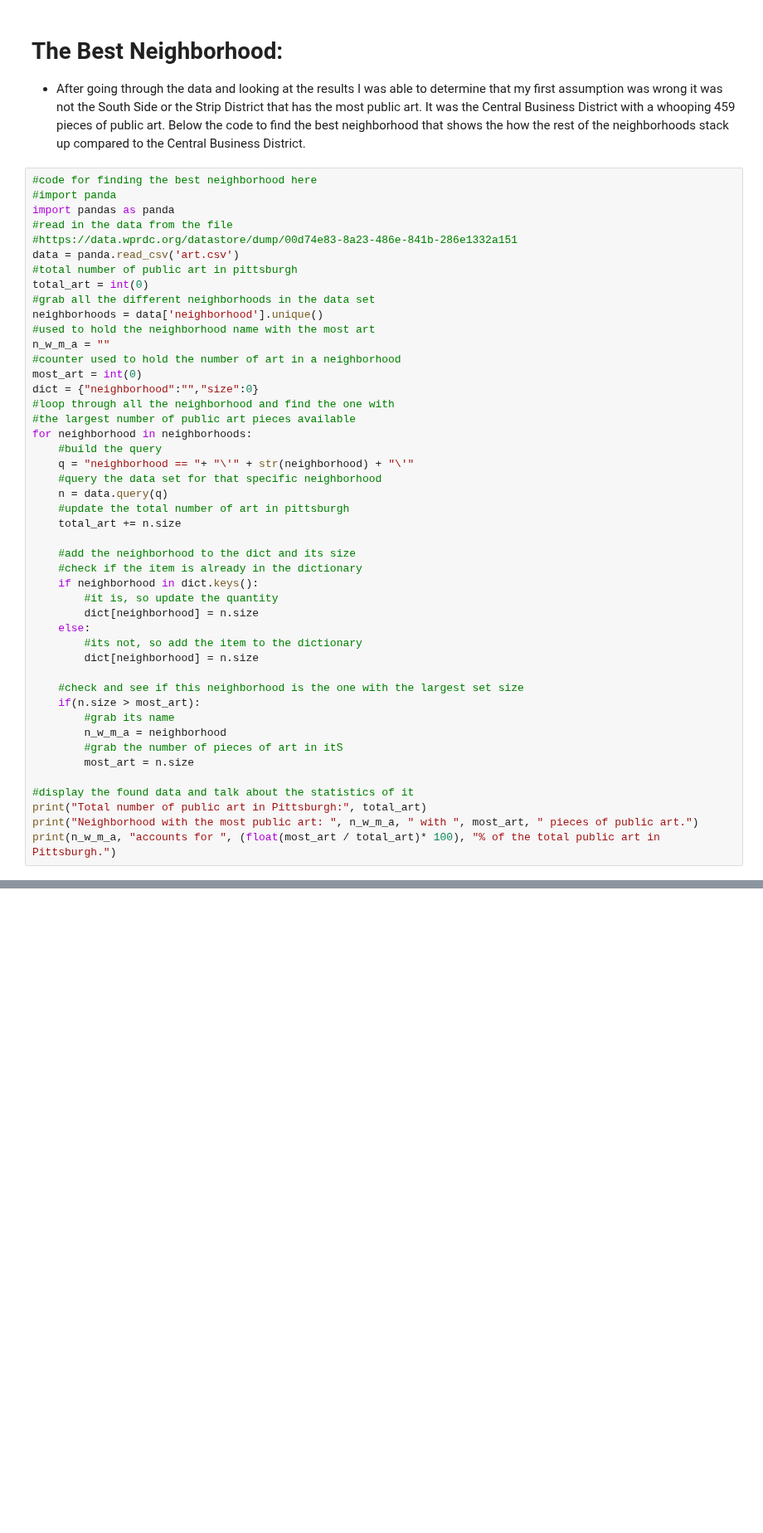
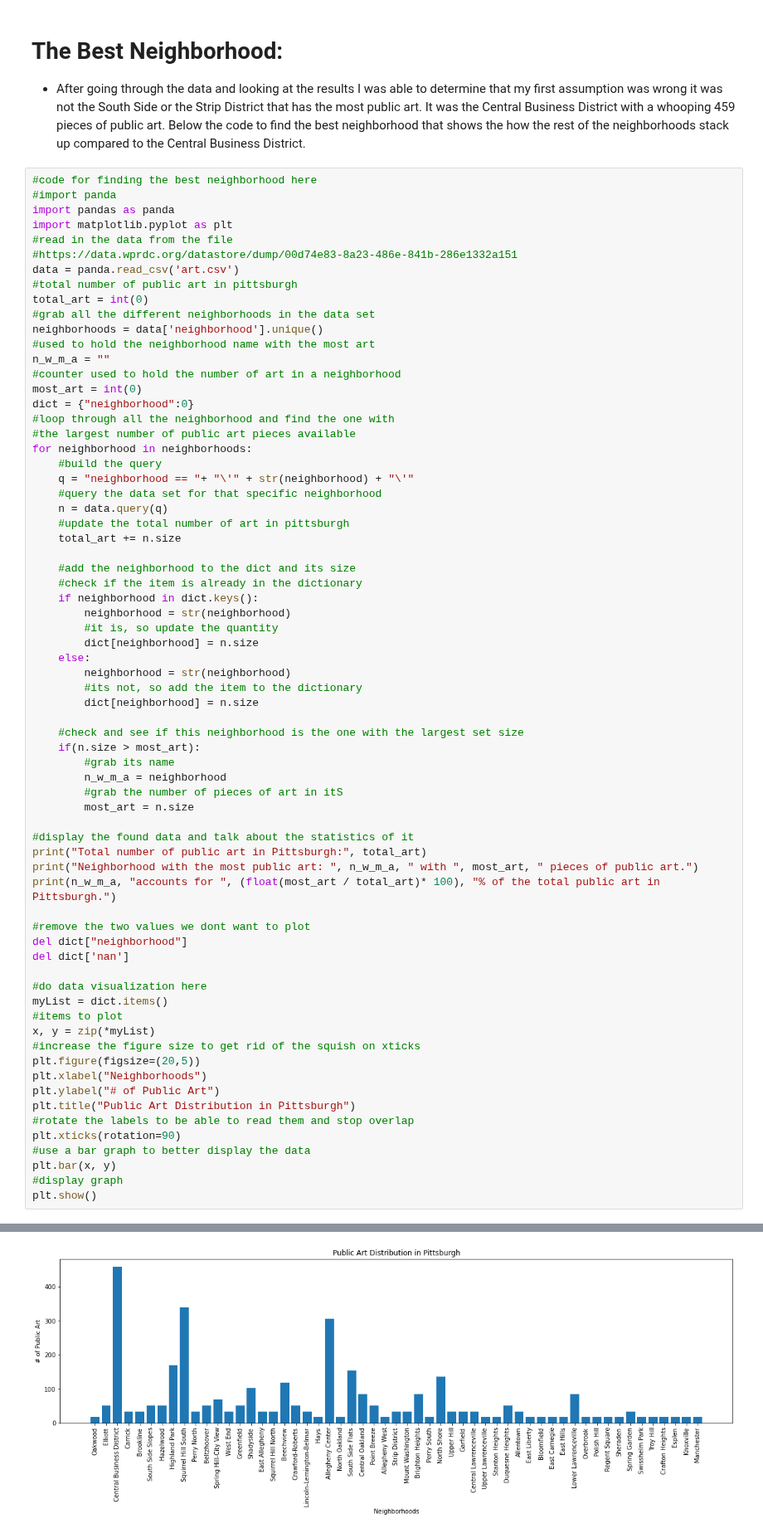
Before and after one commit to Gokuin/CMPINF0010-FinalProject, a Jupyter notebook: Final_Project_Twg12.ipynb, the cells around one changed output, grey strips where cells are left out. Shown at 83% size. Drawn from its saved outputs; the diff is of its cells as text; blank space fills up the shorter version.

Commit message:
fixed data visualization issues
was able to rotate xticks and then increase the figure size to allow the data to display properly. Also changed it from plotting a line plot to a bar graph

```diff
--- a/Final_Project_Twg12.ipynb
+++ b/Final_Project_Twg12.ipynb
@@ -14,6 +14,7 @@
 #code for finding the best neighborhood here
 #import panda
 import pandas as panda
+import matplotlib.pyplot as plt
 #read in the data from the file
 #https://data.wprdc.org/datastore/dump/00d74e83-8a23-486e-841b-286e1332a151
 data = panda.read_csv('art.csv')
@@ -25,7 +26,7 @@ neighborhoods = data['neighborhood'].unique()
 n_w_m_a = ""
 #counter used to hold the number of art in a neighborhood
 most_art = int(0)
-dict = {"neighborhood":"","size":0}
+dict = {"neighborhood":0}
 #loop through all the neighborhood and find the one with
 #the largest number of public art pieces available
 for neighborhood in neighborhoods:
@@ -33,30 +34,53 @@ for neighborhood in neighborhoods:
     q = "neighborhood == "+ "\'" + str(neighborhood) + "\'"
     #query the data set for that specific neighborhood
     n = data.query(q)
     #update the total number of art in pittsburgh
     total_art += n.size
 
     #add the neighborhood to the dict and its size
     #check if the item is already in the dictionary
     if neighborhood in dict.keys():
+        neighborhood = str(neighborhood)
         #it is, so update the quantity
         dict[neighborhood] = n.size
     else:
+        neighborhood = str(neighborhood)
         #its not, so add the item to the dictionary
         dict[neighborhood] = n.size
 
     #check and see if this neighborhood is the one with the largest set size
     if(n.size > most_art):
         #grab its name
         n_w_m_a = neighborhood
         #grab the number of pieces of art in itS
         most_art = n.size
 
 #display the found data and talk about the statistics of it
 print("Total number of public art in Pittsburgh:", total_art)
 print("Neighborhood with the most public art: ", n_w_m_a, " with ", most_art, " pieces of public art.")
 print(n_w_m_a, "accounts for ", (float(most_art / total_art)* 100), "% of the total public art in Pittsburgh.")
+
+#remove the two values we dont want to plot
+del dict["neighborhood"]
+del dict['nan']
+
+#do data visualization here
+myList = dict.items()
+#items to plot
+x, y = zip(*myList)
+#increase the figure size to get rid of the squish on xticks
+plt.figure(figsize=(20,5))
+plt.xlabel("Neighborhoods")
+plt.ylabel("# of Public Art")
+plt.title("Public Art Distribution in Pittsburgh")
+#rotate the labels to be able to read them and stop overlap
+plt.xticks(rotation=90)
+#use a bar graph to better display the data
+plt.bar(x, y)
+#display graph
+plt.show()
 # %% [output]
 Total number of public art in Pittsburgh: 3349
 Neighborhood with the most public art:  Central Business District  with  459  pieces of public art.
 Central Business District accounts for  13.705583756345177 % of the total public art in Pittsburgh.
+[figure, added]
```
Also changed, not shown: parts of 2 cells of this notebook.
